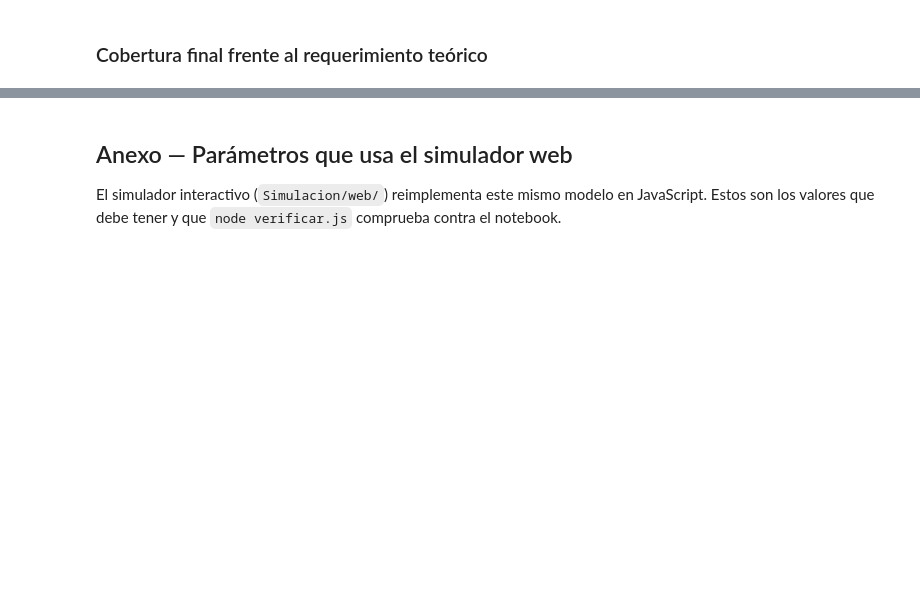
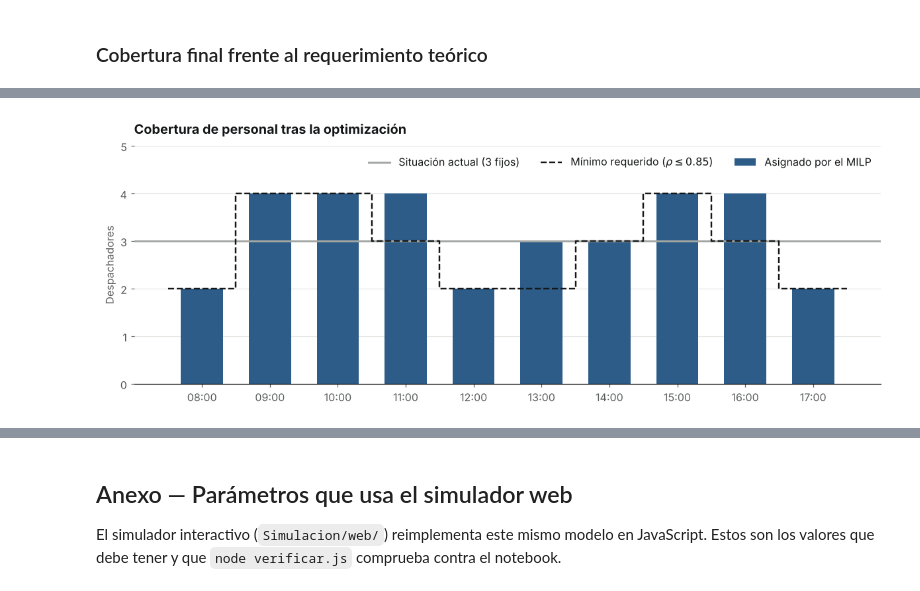
Before and after one commit to Efustion23/denlu-simulacion, a Jupyter notebook: Simulacion/Denlu.ipynb, the cells around one changed output, grey strips where cells are left out. Saved outputs shown, nothing was run; the diff lists cells and outputs as text; code cells hidden in the pictures; blank space fills up the shorter version.

```diff
--- a/Simulacion/Denlu.ipynb
+++ b/Simulacion/Denlu.ipynb
@@ -654,25 +344,0 @@ Para cada $\rho$ objetivo se recalcula $D_h$, se **re-optimiza el MILP** (`optim
-# %%
-sens = []
-for rho_obj in [0.50, 0.55, 0.60, 0.65, 0.70, 0.75, 0.80, 0.85, 0.90, 0.95]:
-    plan = optimizar(rho_obj)
-    r = replicar(plan, T_CAL, P_CAL).mean()
-    sens.append({"rho": rho_obj, "Plan": ", ".join(f"{t}:{n}" for t, n in plan.items()), "Personas": sum(plan.values()), **r})
-sens = pd.DataFrame(sens).set_index("rho")
-columnas = ["Cancelados (%)", "Horas extra (h/año)", "Planilla anual (S/)", "Costo horas extra (S/)", "Margen perdido (S/)", "Costo total (S/)"]
-display(sens[["Plan", "Personas", *columnas]].style.format({c: "{:,.2f}" for c in columnas}))
-rho_best = sens["Costo total (S/)"].idxmin()
-print(f"rho con menor costo total (margen {100 * MARGEN:.0f} %): {rho_best:.2f}")
-
-fig, ax = plt.subplots()
-x_rho = [f"{r:.2f}" for r in sens.index]
-base_y = np.zeros(len(sens))
-for col, color, etiqueta in [("Planilla anual (S/)", COLOR["plan"], "Planilla anual"),
-                             ("Costo horas extra (S/)", COLOR["ok"], "Horas extra"),
-                             ("Margen perdido (S/)", COLOR["aviso"], f"Venta perdida (margen {100 * MARGEN:.0f} %)")]:
-    ax.bar(x_rho, sens[col], bottom=base_y, color=color, label=etiqueta, width=0.7, edgecolor="white", linewidth=1.5)
-    base_y = base_y + sens[col].to_numpy()
-i_best = list(sens.index).index(rho_best)
-ax.annotate(f"mínimo: ρ = {rho_best:.2f}", (i_best, base_y[i_best]), textcoords="offset points", xytext=(0, 8), ha="center", fontsize=9.5, fontweight="bold")
-ax.set_title(r"Costo total anual según el $\rho$ objetivo"); ax.set_xlabel(r"$\rho$ objetivo"); ax.set_ylabel("S/ por año")
-ax.yaxis.set_major_formatter(k_soles); ax.set_ylim(0, base_y.max() * 1.28); ax.legend(loc="upper left", ncol=3)
-plt.tight_layout(); plt.show()
@@ -817,0 +345,21 @@ El plan de $\rho = 0.65$ supera al de $\rho = 0.85$ cuando el margen bruto pasa
+# %%
+def personal_por_hora(plan, turnos=TURNOS):
+    # Despachadores en turno en cada hora para un plan {turno: cantidad}
+    return {h: sum(n for t, n in plan.items() if h in turnos[t]) for h in HORAS}
+
+
+cobertura = personal_por_hora(plan_optimo)
+comparativo = pd.DataFrame({"Hora": [f"{h:02d}:00" for h in HORAS], "Mín. requerido": [req_h[h] for h in HORAS],
+                            "Asignado óptimo": [cobertura[h] for h in HORAS]})
+
+fig, ax = plt.subplots()
+x = np.arange(len(HORAS))
+ax.bar(x, comparativo["Asignado óptimo"], 0.62, color=COLOR["plan"], label="Asignado por el MILP")
+ax.axhline(C_ACTUAL, color=COLOR["actual"], lw=2, label="Situación actual (3 fijos)")
+ax.step(np.r_[x - 0.5, x[-1] + 0.5], np.r_[comparativo["Mín. requerido"], comparativo["Mín. requerido"].iloc[-1]],
+        where="post", color=COLOR["tinta"], ls="--", lw=1.6, label=r"Mínimo requerido ($\rho \leq 0.85$)")
+ax.set_xticks(x, comparativo["Hora"]); ax.set_yticks(range(0, int(comparativo["Asignado óptimo"].max()) + 2))
+ax.set_title("Cobertura de personal tras la optimización"); ax.set_ylabel("Despachadores"); ax.legend(loc="upper right", ncol=3)
+plt.tight_layout(); plt.show()
+# %% [output]
+[figure, added]
```
Also changed, not shown: parts of 60 cells of this notebook, 6 other files.
